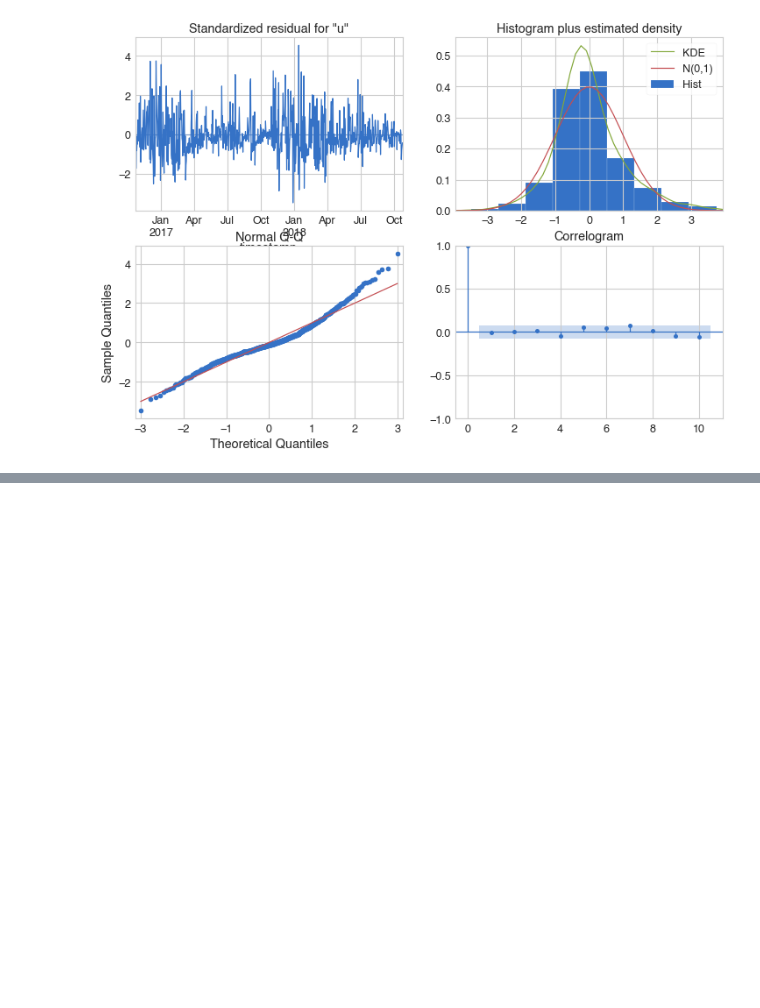
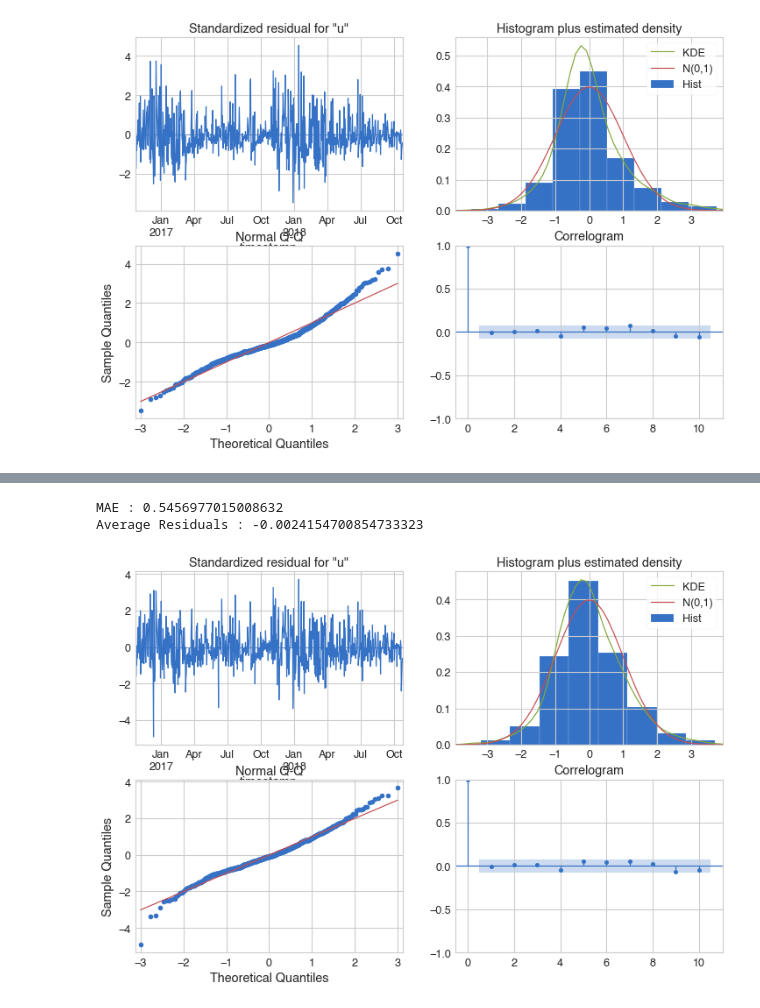
Before and after one commit to Oumnia-Sdn/IOTTimeSeries, a Jupyter notebook: notebooks/Energy Consumption Predictions.ipynb, the cells around one changed output, grey strips where cells are left out. Saved outputs shown, nothing was run; the diff lists cells and outputs as text; code cells hidden in the pictures; blank space fills up the shorter version.

Commit message:
Model diagnostics & pmdarima automatisation

```diff
--- a/notebooks/Energy Consumption Predictions.ipynb
+++ b/notebooks/Energy Consumption Predictions.ipynb
@@ -442,0 +468,3 @@ Warnings:
+# %%
+# taking the sqrt of the data
+daily_usage= np.sqrt(daily_usage)
@@ -442,0 +546,4 @@ Warnings:
+# %%
+model= SARIMAX(daily_usage, order=(1,1,1))
+results = model.fit()
+residuals= results.resid
@@ -442,0 +569,10 @@ Warnings:
+# %%
+print('MAE :', np.mean(np.abs(residuals)))
+print('Average Residuals :', residuals.mean())
+# %% [output]
+MAE : 0.5456977015008632
+Average Residuals : -0.0024154700854733323
+# %%
+results.plot_diagnostics(figsize=(12,8));
+# %% [output]
+[figure, added]
```
Also changed, not shown: parts of 21 cells of this notebook.
